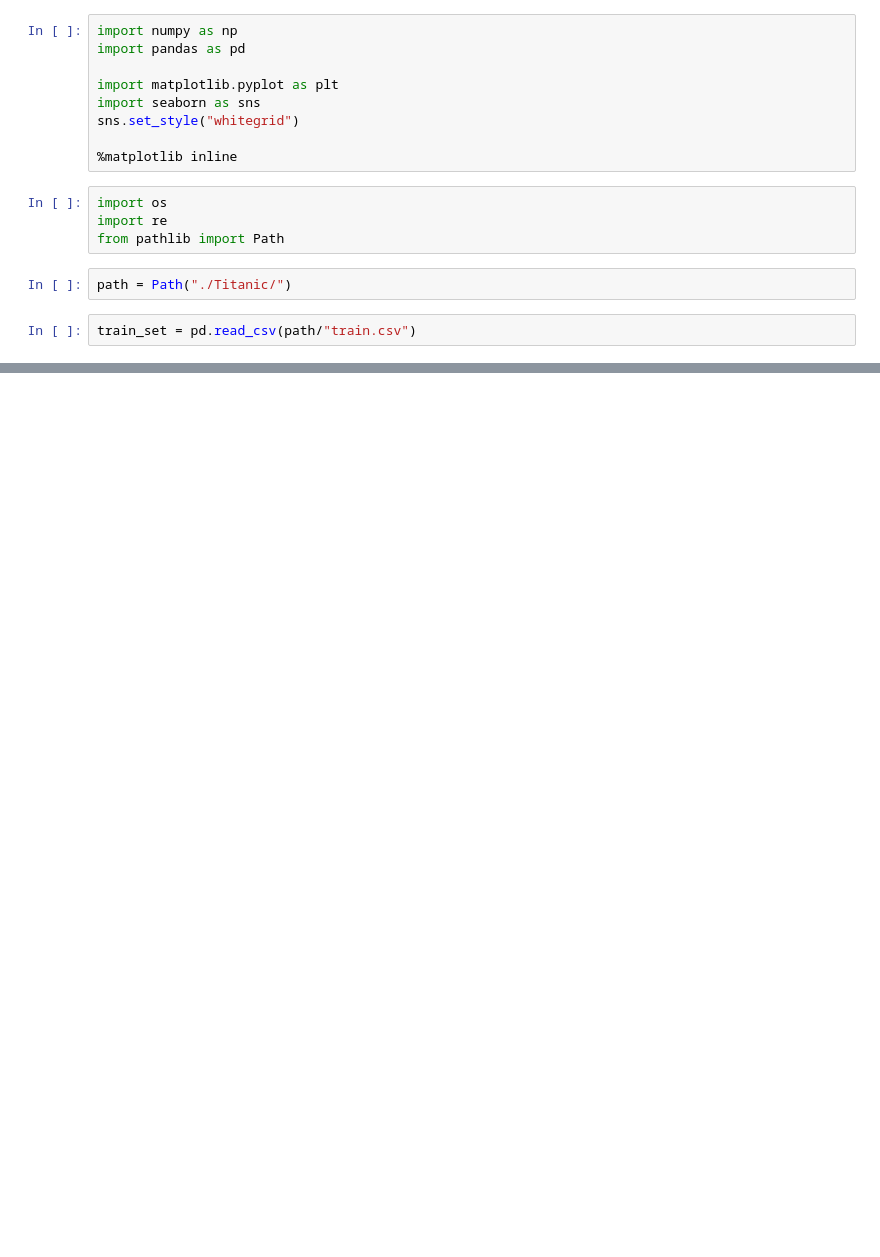
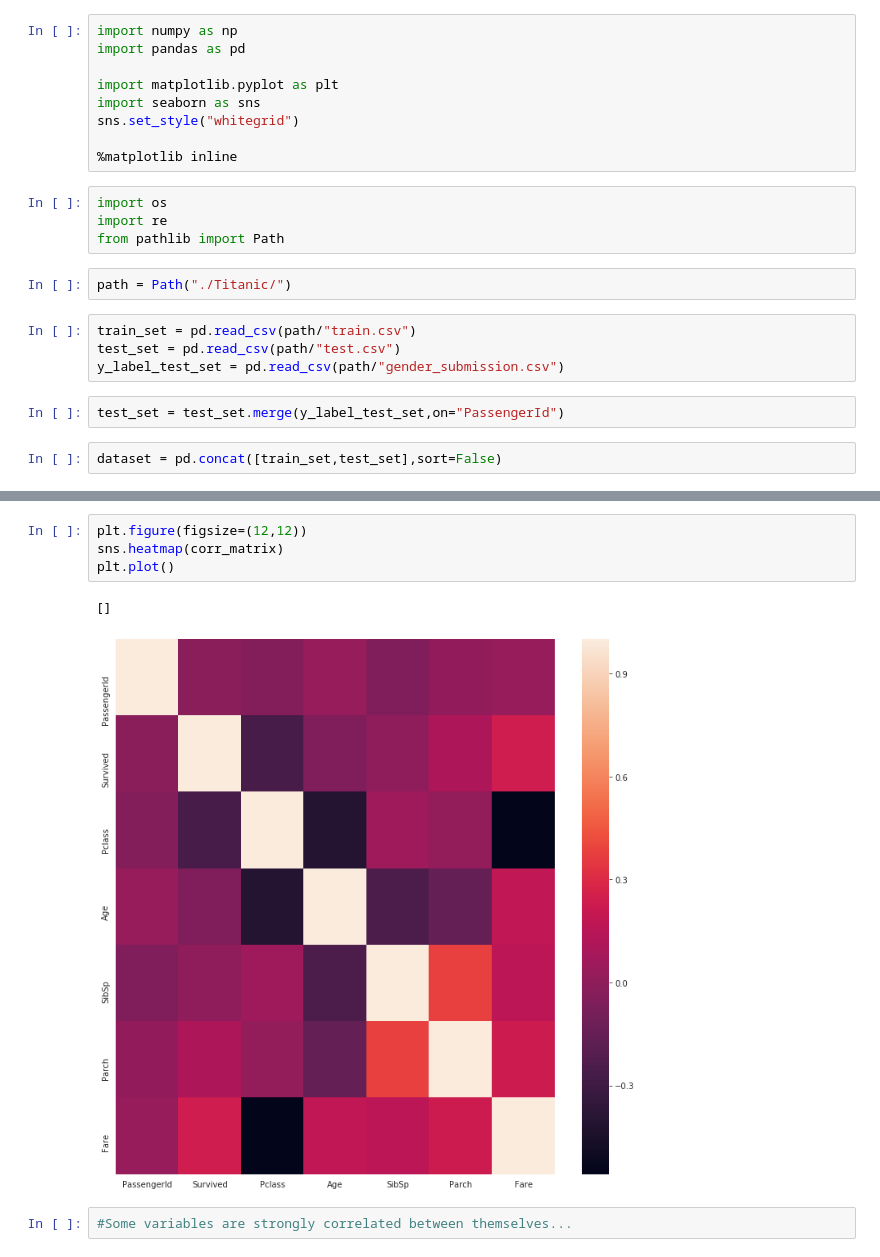
Before and after one commit to easypanda/Handson-ML2, a Jupyter notebook: Chapter 3: Classification/Titanic Dataset.ipynb, the cells around one changed output, grey strips where cells are left out. Cells and saved outputs as stored; diff of their text form; blank space fills up the shorter version.

```diff
--- a/Chapter 3: Classification/Titanic Dataset.ipynb
+++ b/Chapter 3: Classification/Titanic Dataset.ipynb
@@ -17,4 +17,10 @@ from pathlib import Path
 path = Path("./Titanic/")
 # %%
 train_set = pd.read_csv(path/"train.csv")
+test_set = pd.read_csv(path/"test.csv")
+y_label_test_set = pd.read_csv(path/"gender_submission.csv")
+# %%
+test_set = test_set.merge(y_label_test_set,on="PassengerId")
+# %%
+dataset = pd.concat([train_set,test_set],sort=False)
 # %%
@@ -30,0 +81,9 @@ train_set.head()
+# %%
+plt.figure(figsize=(12,12))
+sns.heatmap(corr_matrix)
+plt.plot()
+# %% [output]
+[]
+[figure, added]
+# %%
+#Some variables are strongly correlated between themselves...
```
Also changed, not shown: parts of 36 cells of this notebook, 3 other files.
